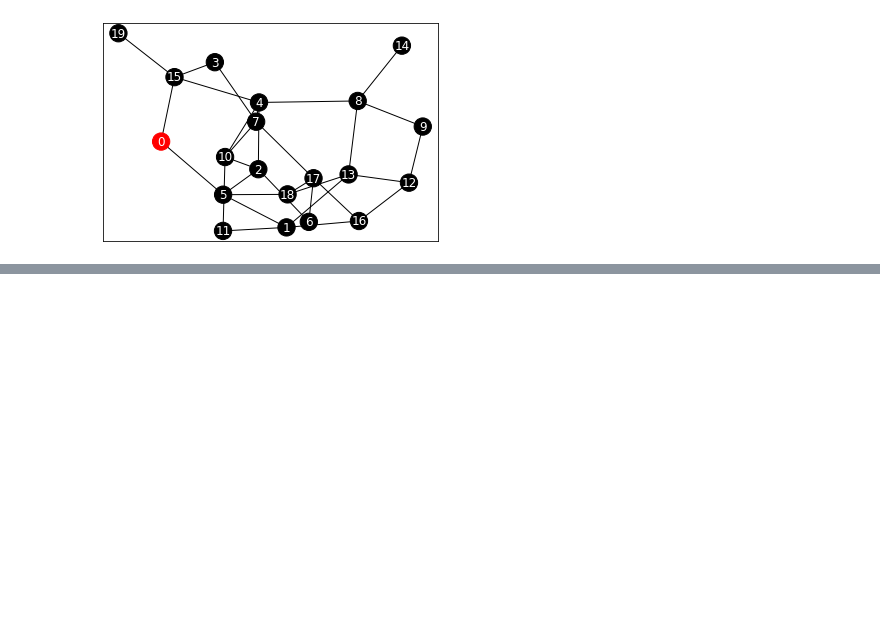
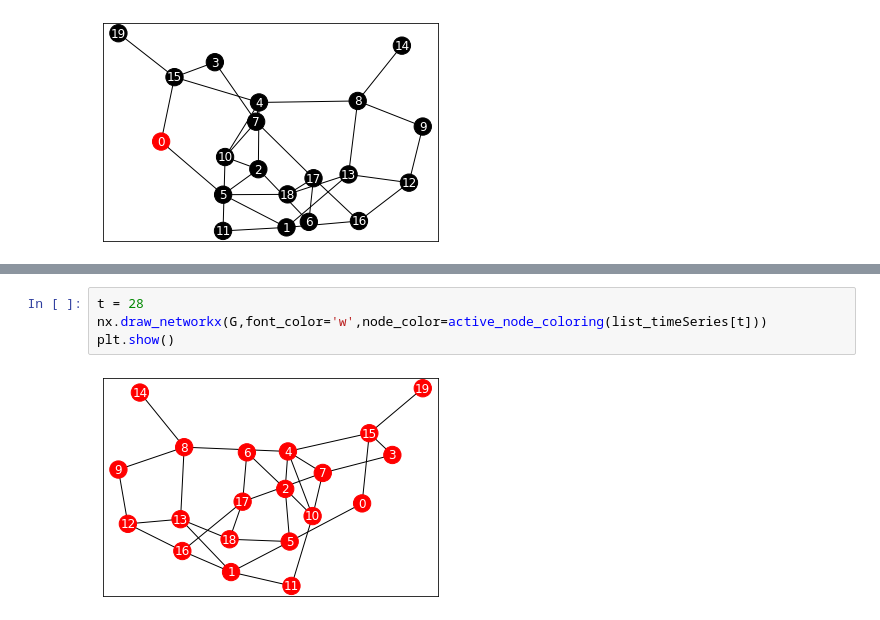
Before and after one commit to rd-yamatakuuu/python-dataknock, a Jupyter notebook: 71-80.ipynb, the cells around one changed output, grey strips where cells are left out. Cells and saved outputs as stored; diff of their text form; blank space fills up the shorter version.

```diff
--- a/71-80.ipynb
+++ b/71-80.ipynb
@@ -94,0 +101,6 @@ plt.show()
+# %%
+t = 28
+nx.draw_networkx(G,font_color='w',node_color=active_node_coloring(list_timeSeries[t]))
+plt.show()
+# %% [output]
+[figure, added]
```
Also changed, not shown: parts of 8 cells of this notebook.
